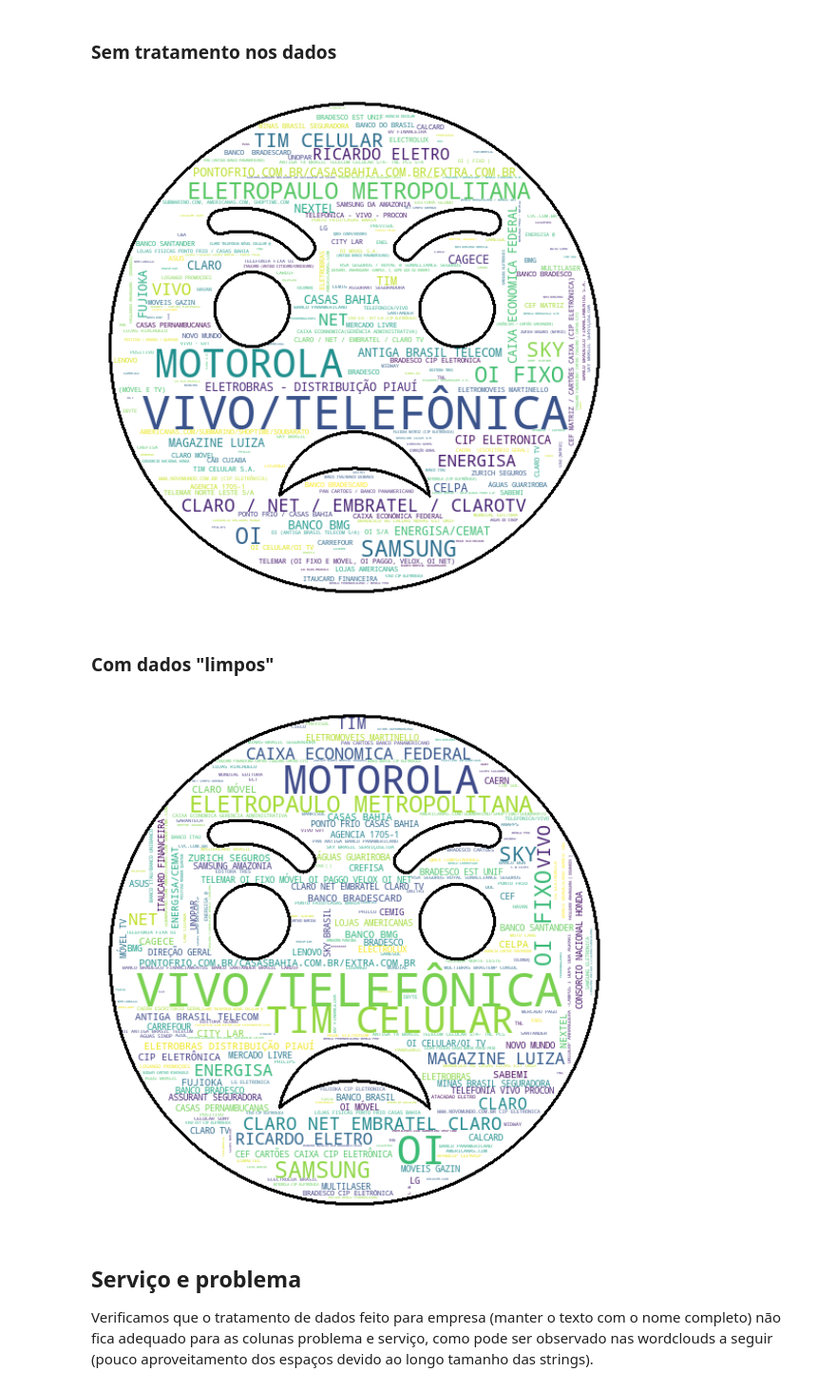
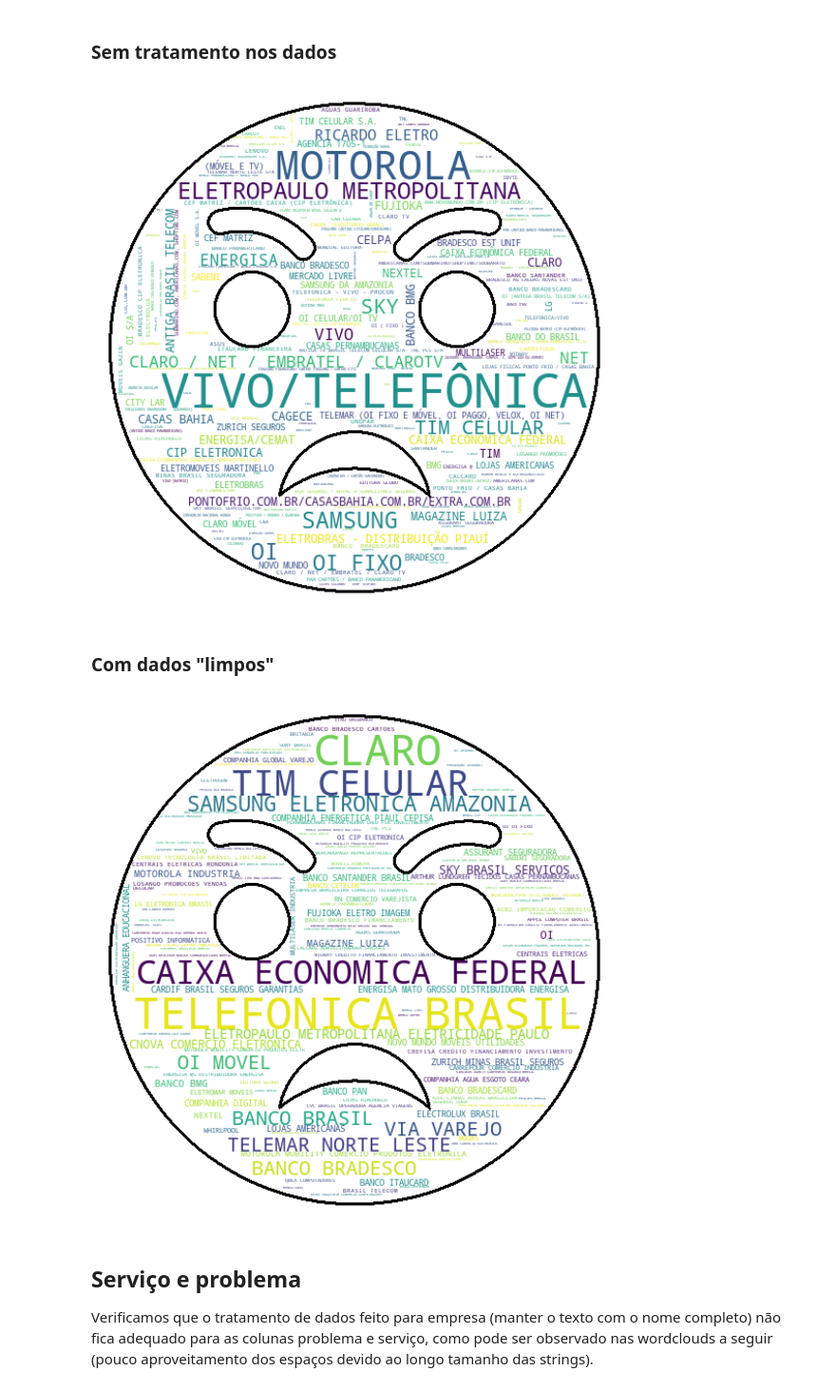
Before and after one commit to danielfidelis/BIWORDCLOUD, a Jupyter notebook: codigo/word_cloud_leonardo.ipynb, the cells around one changed output. Shown at 95% size. Saved outputs shown, nothing was run; the diff lists cells and outputs as text; code cells hidden in the pictures.

```diff
--- a/codigo/word_cloud_leonardo.ipynb
+++ b/codigo/word_cloud_leonardo.ipynb
@@ -171,12 +168,16 @@ def limpa_coluna_linha_df(df, coluna, coluna_clean):
     # Tokeniza
     tokens = nltk.word_tokenize(item, language='portuguese')
 
+    # Remove pontuação
+    tokens = gensim.utils.simple_preprocess(str(tokens), deacc=True)
+
     # Remove stopwords da lista tokenizada
     tokens = [p for p in tokens if palavra_valida(p.lower(), MINHAS_STOP_WORDS)]
 
     # Transforma em texto e grava na coluna_clean
     texto = " ".join(tokens)
     if texto == "": texto = NULL_VALUE
+    if texto.upper() == NULL_VALUE: texto = NULL_VALUE
     row[coluna_clean] = texto
 
   # Exibe o progresso
@@ -192,6 +193,7 @@ Retorna uma lista com as palavras processadas
 def limpa_busca_palavras_coluna(df, coluna):
     texto = df[coluna].str.cat(sep=' ')
     tokens = nltk.word_tokenize(texto, language='portuguese')
+    tokens = gensim.utils.simple_preprocess(str(tokens), deacc=True)
 
     palavras = []
     for palavra in tokens:
@@ -279,7 +281,7 @@ def processa_levenshtein(lista_palavras):
   esteja dentro da distância mínima
   """
   # Parâmetros
-  MIN_LEN = 5
+  MIN_LEN = 7
   MIN_DISTANCE = 2
 
   # Dicionário de associação
@@ -666,8 +668,9 @@ Um exemplo da diferença que reforça a qualidade da limpeza preliminar nos dado
 Outra diferença é que a wordcloud acima exibe empresas "repetidas", problema que foi tratado no processo de limpeza dos dados.
 # %%
 # Gera um dicionário com a frequencia normalizada
-df_group = df.loc[df['empresa_clean']!=NULL_VALUE].groupby(['empresa_clean'])['empresa_clean'].count()
-df_group = df_group.transform(lambda x: (x - x.mean()) / x.std())
+df['empresa_clean'] = df['empresa_clean'].str.upper()
+df_group = df.loc[df['empresa_clean'].str.upper()!=NULL_VALUE].groupby(['empresa_clean'])['empresa_clean'].count()
+#df_group = df_group.transform(lambda x: (x - x.mean()) / x.std())
 dic_empresa = df_group.to_dict()
 
 # Gera a nuvem
@@ -683,29 +686,30 @@ gerar_nuvem(dic_empresa)
 df['subsidiaria'].fillna(NULL_VALUE, inplace=True)
 
 # Gera um dicionário com a frequencia normalizada
-df_group = df.loc[df['subsidiaria']!=NULL_VALUE].groupby(['subsidiaria'])['subsidiaria'].count()
-df_group = df_group.transform(lambda x: (x - x.mean()) / x.std())
+df_group = df.loc[df['subsidiaria'].str.upper()!=NULL_VALUE].groupby(['subsidiaria'])['subsidiaria'].count()
+#df_group = df_group.transform(lambda x: (x - x.mean()) / x.std())
 dic_freq = df_group.to_dict()
 
 # Gera a nuvem
 gerar_nuvem(dic_freq)
 # %% [output]
-[figure, old version]
+[figure, new version]
 # %% [markdown]
 ### Com dados "limpos"
 # %%
 # Identifica valores faltantes para evitar erro no tratamento
 df['subsidiaria_clean'].fillna(NULL_VALUE, inplace=True)
 
 # Gera um dicionário com a frequencia normalizada
-df_group = df.loc[df['subsidiaria_clean']!=NULL_VALUE].groupby(['subsidiaria_clean'])['subsidiaria_clean'].count()
-df_group = df_group.transform(lambda x: (x - x.mean()) / x.std())
+df['subsidiaria_clean'] = df['empresa_clean'].str.upper()
+df_group = df.loc[df['subsidiaria_clean'].str.upper()!=NULL_VALUE].groupby(['subsidiaria_clean'])['subsidiaria_clean'].count()
+#df_group = df_group.transform(lambda x: (x - x.mean()) / x.std())
 dic_freq = df_group.to_dict()
 
 # Gera a nuvem
 gerar_nuvem(dic_freq)
 # %% [output]
-[figure, old version]
+[figure, new version]
 # %% [markdown]
 ## Serviço e problema
 
```
Also changed, not shown: parts of 36 cells of this notebook.
